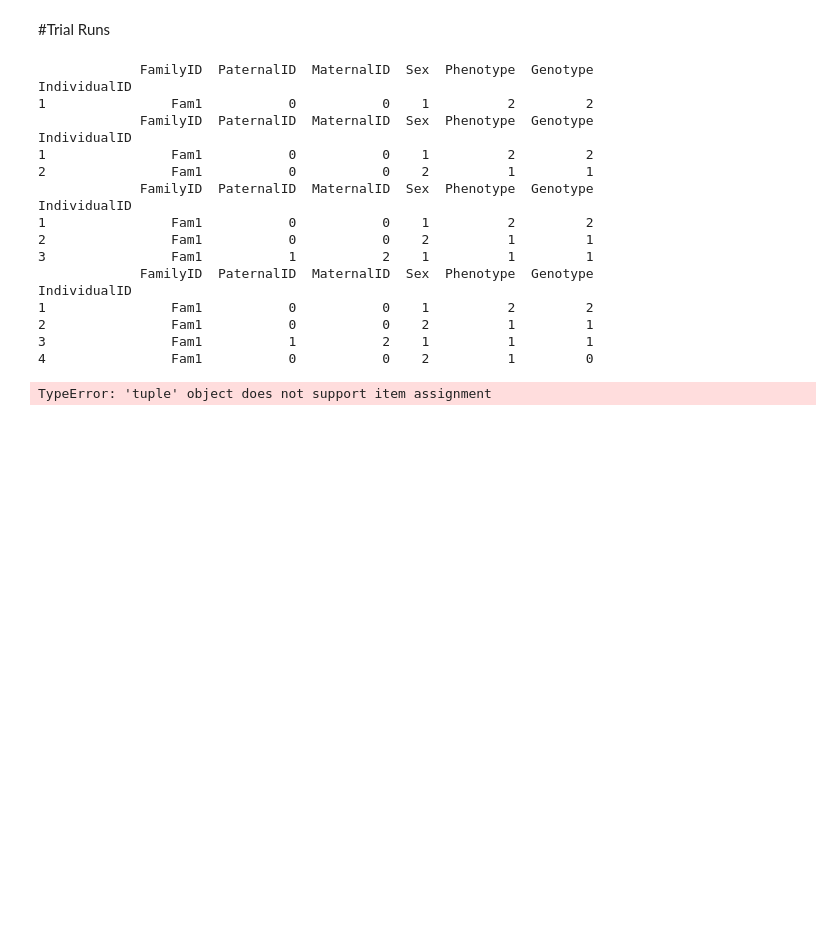
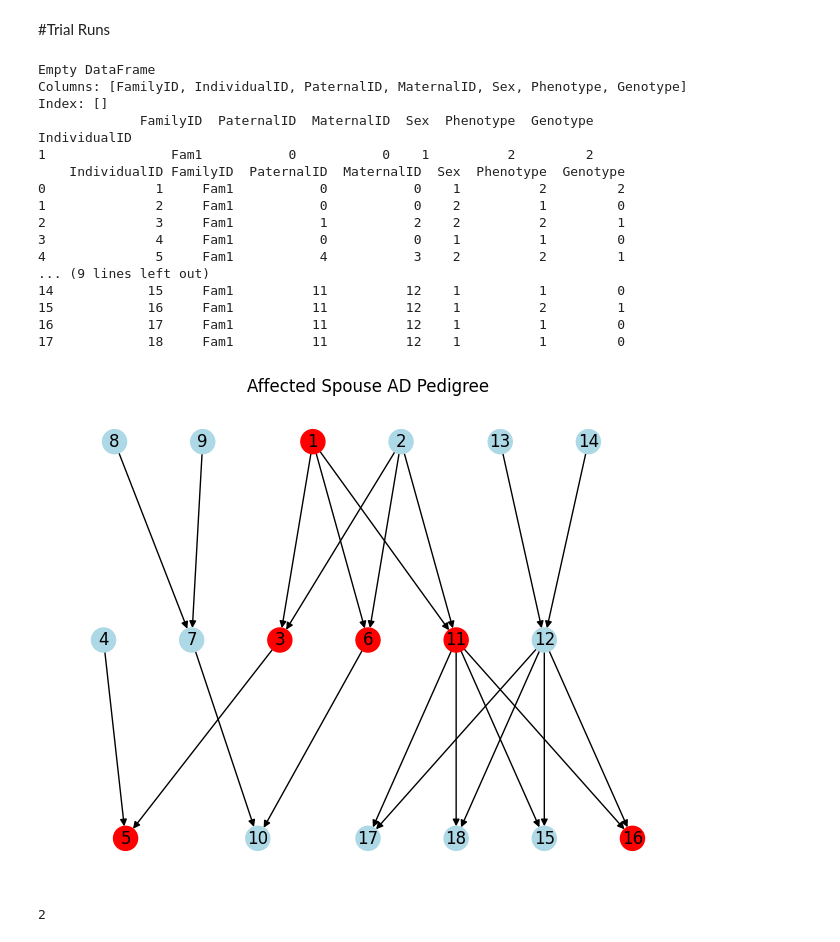
Before and after one commit to taylorngt/PedNet, a Jupyter notebook: PedigreeGenerator.ipynb, the cells around one changed output. Drawn from its saved outputs; the diff is of its cells as text; code cells hidden in the pictures; blank space fills up the shorter version.

```diff
--- a/PedigreeGenerator.ipynb
+++ b/PedigreeGenerator.ipynb
@@ -346,32 +349,35 @@ def pedigree_generator(max_children, FamilyID, mode, generation_count, AffectedS
 # %%
 #Testing new pedigree generator
 test_df = pedigree_generator(max_children= 4,
                              FamilyID= 'Fam1',
-                             mode= 'AR',
+                             mode= 'AD',
                              generation_count= 2,
                              AffectedSpouse= True,
-                             BackpropLikelihood= 50,
-                             alt_freq= 0.1)
+                             alt_freq= 0.1,
+                             BackpropLikelihood= 0.5)
 print(test_df)
 test_dg = construct_pedigree_graph(test_df)
 plot_pedigree_tree(test_dg, "Affected Spouse AD Pedigree")
 # %% [output]
+Empty DataFrame
+Columns: [FamilyID, IndividualID, PaternalID, MaternalID, Sex, Phenotype, Genotype]
+Index: []
              FamilyID  PaternalID  MaternalID  Sex  Phenotype  Genotype
 IndividualID
 1                Fam1           0           0    1          2         2
-             FamilyID  PaternalID  MaternalID  Sex  Phenotype  Genotype
-IndividualID
-1                Fam1           0           0    1          2         2
-2                Fam1           0           0    2          1         1
-             FamilyID  PaternalID  MaternalID  Sex  Phenotype  Genotype
-IndividualID
-1                Fam1           0           0    1          2         2
-2                Fam1           0           0    2          1         1
-3                Fam1           1           2    1          1         1
-             FamilyID  PaternalID  MaternalID  Sex  Phenotype  Genotype
-IndividualID
-1                Fam1           0           0    1          2         2
-2                Fam1           0           0    2          1         1
-3                Fam1           1           2    1          1         1
-4                Fam1           0           0    2          1         0
+    IndividualID FamilyID  PaternalID  MaternalID  Sex  Phenotype  Genotype
+0              1     Fam1           0           0    1          2         2
+1              2     Fam1           0           0    2          1         0
+2              3     Fam1           1           2    2          2         1
+3              4     Fam1           0           0    1          1         0
+4              5     Fam1           4           3    2          2         1
+... (9 lines left out)
+14            15     Fam1          11          12    1          1         0
+15            16     Fam1          11          12    1          2         1
+16            17     Fam1          11          12    1          1         0
+17            18     Fam1          11          12    1          1         0
-TypeError: 'tuple' object does not support item assignment
+[figure, added]
+# %%
+print(test_df.loc[1]['Sex'])
+# %% [output]
+2
```
Also changed, not shown: parts of 7 cells of this notebook.
